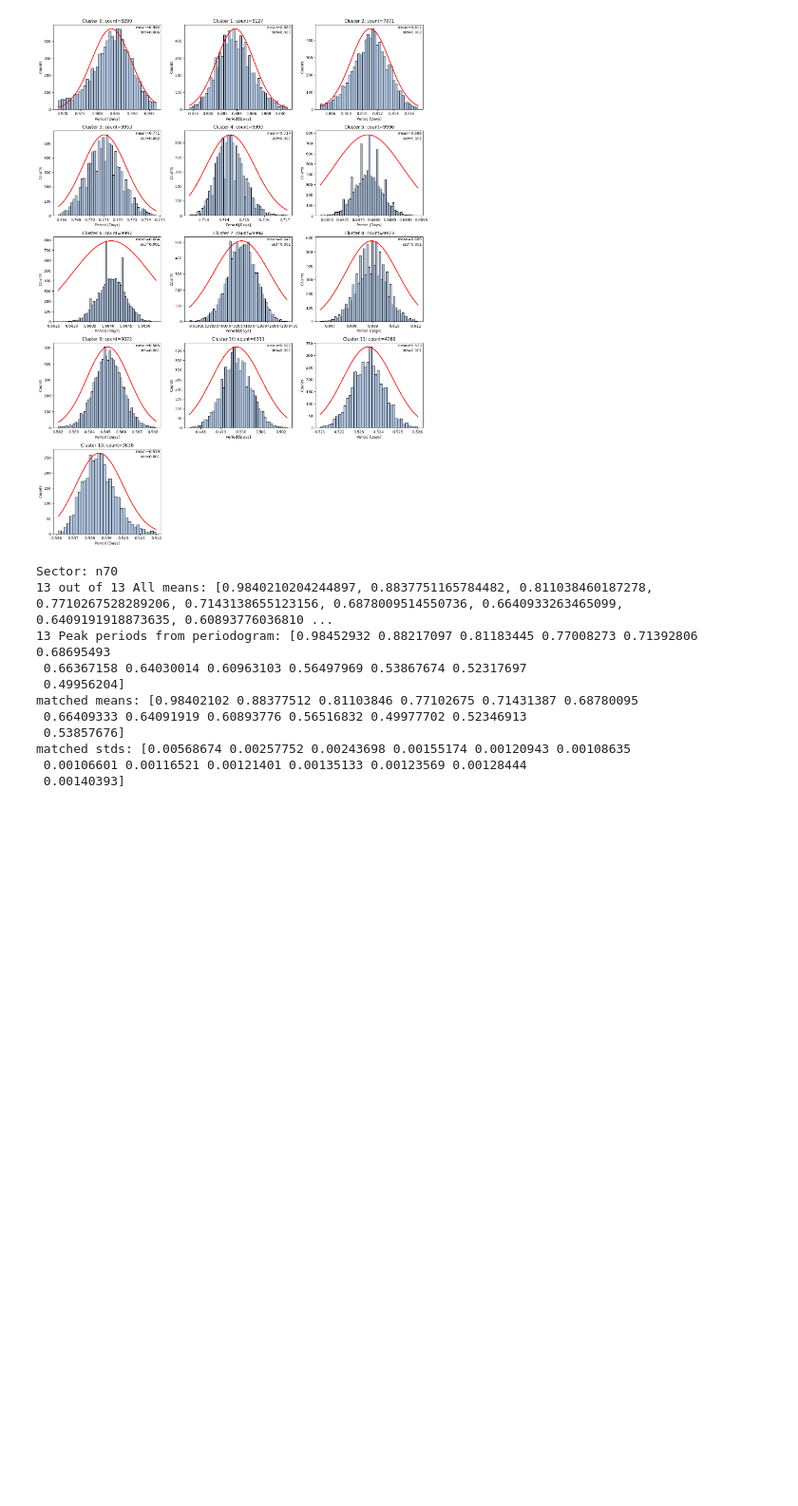
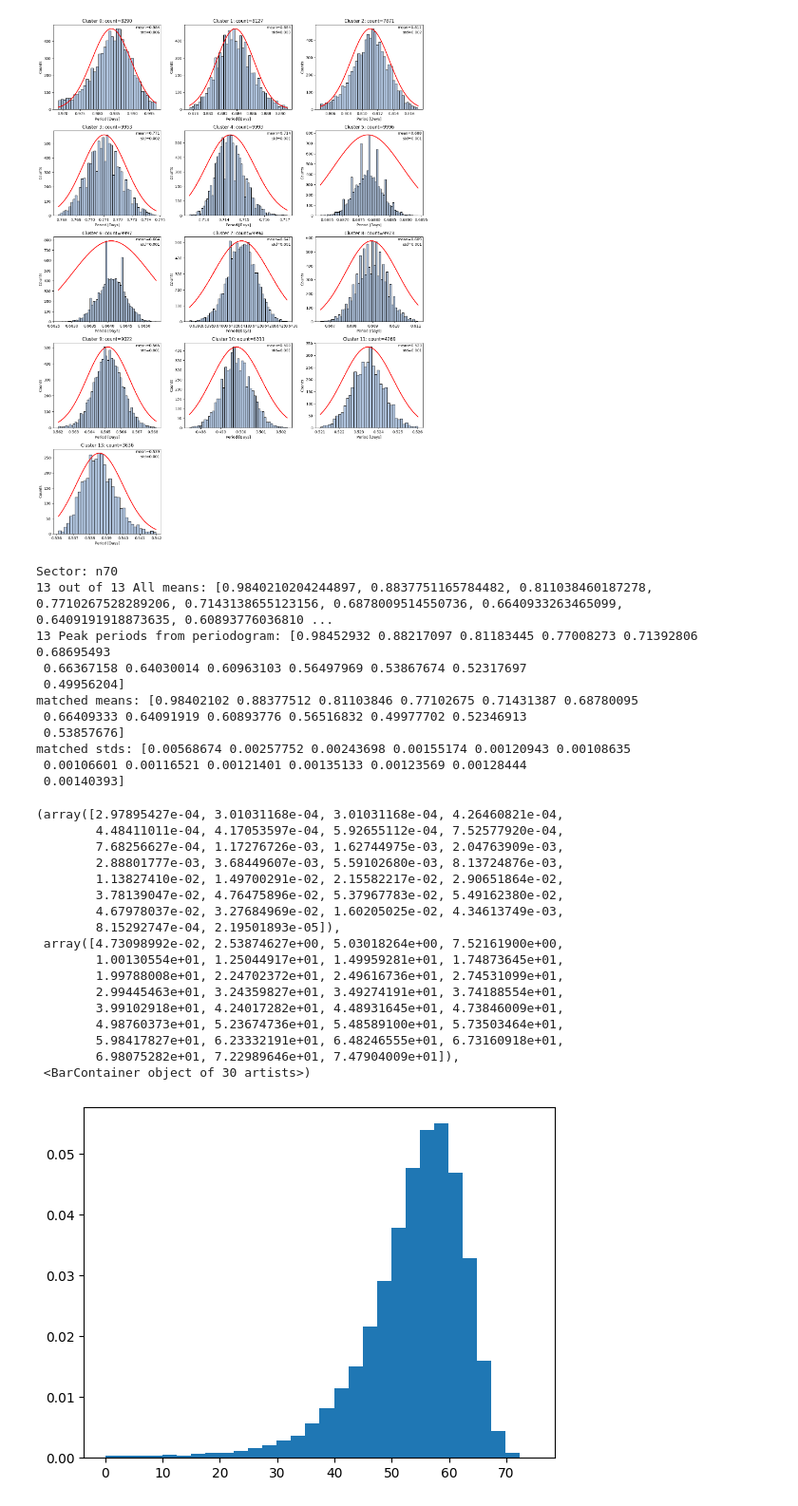
Before and after one commit to kenny-phan/tess-ice-giants, a Jupyter notebook: tess-ice-giants/frequency_analysis/tutorial.ipynb, the cells around one changed output. Shown at 95% size. Cells and saved outputs as stored; diff of their text form; code cells hidden in the pictures; blank space fills up the shorter version.

```diff
--- a/tess-ice-giants/frequency_analysis/tutorial.ipynb
+++ b/tess-ice-giants/frequency_analysis/tutorial.ipynb
@@ -182,3 +182,41 @@ nP = 15.9663
 nRe_err = 15000
 nRp_err = 30000
 nP_err = 0.0002
+# %%
+from mcmc import run_mcmc
+
+f_obs = 1.6
+f_err = 0.1
+model_eqn = nep_wind_eqns[0]  # choose a wind equation to test
+sigma_eqn = sigma(nRe, nRp, nP, nRe_err, nRp_err, nP_err, nep_wind_eqn_errs[0])
+freq_eqn = RHS(nRe, nRp, nP)  # string for plotting
+sampler = run_mcmc(f_obs, f_err, model_eqn, sigma_eqn, freq_eqn, n_walkers=32, n_steps=5000)
+
+samples = sampler.get_chain(discard=1000, flat=True)
+phi_samples = samples[:, 0]
+
+# Convert to degrees
+phi_deg = np.array(np.degrees(phi_samples))
+# %%
+import matplotlib.pyplot as plt
+
+plt.hist(phi_deg, bins=30, density=True)
+# %% [output]
+(array([2.97895427e-04, 3.01031168e-04, 3.01031168e-04, 4.26460821e-04,
+        4.48411011e-04, 4.17053597e-04, 5.92655112e-04, 7.52577920e-04,
+        7.68256627e-04, 1.17276726e-03, 1.62744975e-03, 2.04763909e-03,
+        2.88801777e-03, 3.68449607e-03, 5.59102680e-03, 8.13724876e-03,
+        1.13827410e-02, 1.49700291e-02, 2.15582217e-02, 2.90651864e-02,
+        3.78139047e-02, 4.76475896e-02, 5.37967783e-02, 5.49162380e-02,
+        4.67978037e-02, 3.27684969e-02, 1.60205025e-02, 4.34613749e-03,
+        8.15292747e-04, 2.19501893e-05]),
+ array([4.73098992e-02, 2.53874627e+00, 5.03018264e+00, 7.52161900e+00,
+        1.00130554e+01, 1.25044917e+01, 1.49959281e+01, 1.74873645e+01,
+        1.99788008e+01, 2.24702372e+01, 2.49616736e+01, 2.74531099e+01,
+        2.99445463e+01, 3.24359827e+01, 3.49274191e+01, 3.74188554e+01,
+        3.99102918e+01, 4.24017282e+01, 4.48931645e+01, 4.73846009e+01,
+        4.98760373e+01, 5.23674736e+01, 5.48589100e+01, 5.73503464e+01,
+        5.98417827e+01, 6.23332191e+01, 6.48246555e+01, 6.73160918e+01,
+        6.98075282e+01, 7.22989646e+01, 7.47904009e+01]),
+ <BarContainer object of 30 artists>)
+[figure, added]
```
Also changed, not shown: parts of 5 cells of this notebook, 4 other files.
